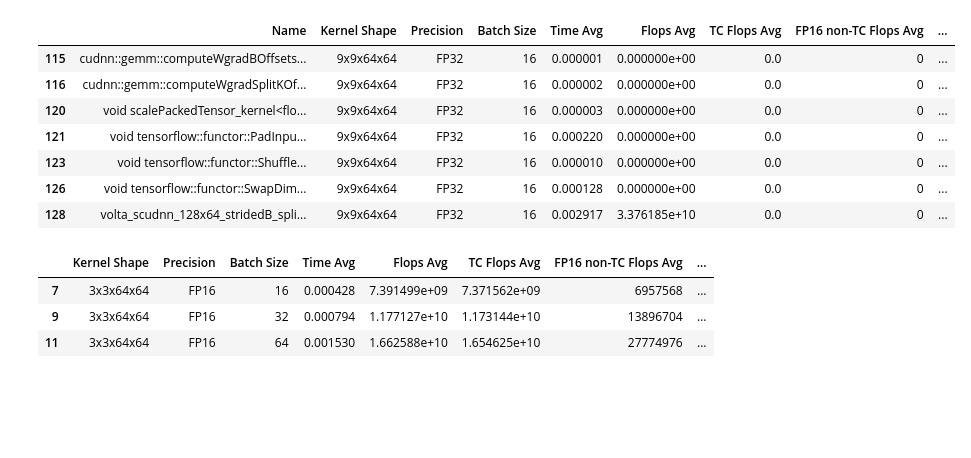
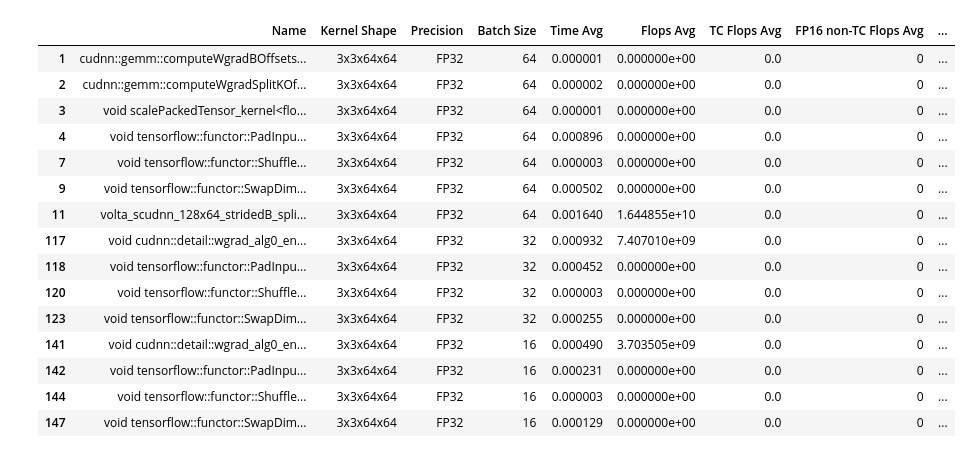
Before and after one commit to NERSC/tf-perf-kernels, a Jupyter notebook: investigate.ipynb, the cells around one changed output. Saved outputs shown, nothing was run; the diff lists cells and outputs as text; code cells hidden in the pictures; blank space fills up the shorter version.

```diff
--- a/investigate.ipynb
+++ b/investigate.ipynb
@@ -5,3 +5,10 @@ import os
 datadir = "./results"
 profiledf = pd.read_csv(os.path.join(datadir,"full_profile.csv"))
 combineddf = pd.read_csv(os.path.join(datadir,"combined_profile.csv"))
+# %%
+pd.options.display.max_colwidth = 200
+profiledf.loc[ (profiledf["Network Name"] == "ResNet50-2") & \
+            (profiledf["Input Shape"] == "112x112x64") & (profiledf["Stride Size"] == 2) &\
+            (profiledf["Kernel Shape"] == "3x3x64x64") & (profiledf["Pass"] == "backward") & (profiledf["Precision"]=="FP32"),
+            ["Name", "Precision", "Batch Size"] ] #,  "Kernel Shape", "Time Avg", 'Flops Avg', 'TC Flops Avg', 'FP16 non-TC Flops Avg', 'FP32 Flops Avg', "L1 Transactions Avg", "L2 Transactions Avg", "DRAM Transactions Avg"]
+              #]
@@ -12,29 +47,26 @@ combineddf.loc[ (combineddf["Network Name"] == "ResNet50-2") & \
 # %%
 profiledf.loc[ (profiledf["Network Name"] == "ResNet50-2") & \
             (profiledf["Input Shape"] == "112x112x64") & (profiledf["Stride Size"] == 2) &\
-            (profiledf["Kernel Shape"] == "9x9x64x64") & (profiledf["Pass"] == "backward") & (profiledf["Precision"]=="FP32") & (profiledf["Batch Size"]==16),
+            (profiledf["Kernel Shape"] == "3x3x64x64") & (profiledf["Pass"] == "backward") & (profiledf["Precision"]=="FP32"),
             ["Name", "Kernel Shape", "Precision", "Batch Size", "Time Avg", 'Flops Avg', 'TC Flops Avg', 'FP16 non-TC Flops Avg', 'FP32 Flops Avg', "L1 Transactions Avg", "L2 Transactions Avg", "DRAM Transactions Avg"]
               ]
 # %% [output]
 |  | Name | Kernel Shape | Precision | Batch Size | Time Avg | Flops Avg | TC Flops Avg | FP16 non-TC Flops Avg | ... |
-| 115 | cudnn::gemm::computeWgradBOffsets... | 9x9x64x64 | FP32 | 16 | 0.000001 | 0.000000e+00 | 0.0 | 0 | ... |
-| 116 | cudnn::gemm::computeWgradSplitKOf... | 9x9x64x64 | FP32 | 16 | 0.000002 | 0.000000e+00 | 0.0 | 0 | ... |
-| 120 | void scalePackedTensor_kernel<flo... | 9x9x64x64 | FP32 | 16 | 0.000003 | 0.000000e+00 | 0.0 | 0 | ... |
-| 121 | void tensorflow::functor::PadInpu... | 9x9x64x64 | FP32 | 16 | 0.000220 | 0.000000e+00 | 0.0 | 0 | ... |
-| 123 | void tensorflow::functor::Shuffle... | 9x9x64x64 | FP32 | 16 | 0.000010 | 0.000000e+00 | 0.0 | 0 | ... |
-| 126 | void tensorflow::functor::SwapDim... | 9x9x64x64 | FP32 | 16 | 0.000128 | 0.000000e+00 | 0.0 | 0 | ... |
-| 128 | volta_scudnn_128x64_stridedB_spli... | 9x9x64x64 | FP32 | 16 | 0.002917 | 3.376185e+10 | 0.0 | 0 | ... |
+| 1 | cudnn::gemm::computeWgradBOffsets... | 3x3x64x64 | FP32 | 64 | 0.000001 | 0.000000e+00 | 0.0 | 0 | ... |
+| 2 | cudnn::gemm::computeWgradSplitKOf... | 3x3x64x64 | FP32 | 64 | 0.000002 | 0.000000e+00 | 0.0 | 0 | ... |
+| 3 | void scalePackedTensor_kernel<flo... | 3x3x64x64 | FP32 | 64 | 0.000001 | 0.000000e+00 | 0.0 | 0 | ... |
+| 4 | void tensorflow::functor::PadInpu... | 3x3x64x64 | FP32 | 64 | 0.000896 | 0.000000e+00 | 0.0 | 0 | ... |
+| 7 | void tensorflow::functor::Shuffle... | 3x3x64x64 | FP32 | 64 | 0.000003 | 0.000000e+00 | 0.0 | 0 | ... |
+| 9 | void tensorflow::functor::SwapDim... | 3x3x64x64 | FP32 | 64 | 0.000502 | 0.000000e+00 | 0.0 | 0 | ... |
+| 11 | volta_scudnn_128x64_stridedB_spli... | 3x3x64x64 | FP32 | 64 | 0.001640 | 1.644855e+10 | 0.0 | 0 | ... |
+| 117 | void cudnn::detail::wgrad_alg0_en... | 3x3x64x64 | FP32 | 32 | 0.000932 | 7.407010e+09 | 0.0 | 0 | ... |
+| 118 | void tensorflow::functor::PadInpu... | 3x3x64x64 | FP32 | 32 | 0.000452 | 0.000000e+00 | 0.0 | 0 | ... |
+| 120 | void tensorflow::functor::Shuffle... | 3x3x64x64 | FP32 | 32 | 0.000003 | 0.000000e+00 | 0.0 | 0 | ... |
+| 123 | void tensorflow::functor::SwapDim... | 3x3x64x64 | FP32 | 32 | 0.000255 | 0.000000e+00 | 0.0 | 0 | ... |
+| 141 | void cudnn::detail::wgrad_alg0_en... | 3x3x64x64 | FP32 | 16 | 0.000490 | 3.703505e+09 | 0.0 | 0 | ... |
+| 142 | void tensorflow::functor::PadInpu... | 3x3x64x64 | FP32 | 16 | 0.000231 | 0.000000e+00 | 0.0 | 0 | ... |
+| 144 | void tensorflow::functor::Shuffle... | 3x3x64x64 | FP32 | 16 | 0.000003 | 0.000000e+00 | 0.0 | 0 | ... |
+| 147 | void tensorflow::functor::SwapDim... | 3x3x64x64 | FP32 | 16 | 0.000129 | 0.000000e+00 | 0.0 | 0 | ... |
-# %%
-combineddf.loc[ (combineddf["Network Name"] == "ResNet50-2") & \
-            (combineddf["Input Shape"] == "112x112x64") & (combineddf["Stride Size"] == 2) &\
-            (combineddf["Kernel Shape"] == "3x3x64x64") & (combineddf["Pass"] == "forward") & (combineddf["Precision"]=="FP16"),
-            ["Kernel Shape", "Precision", "Batch Size", "Time Avg", 'Flops Avg', 'TC Flops Avg', 'FP16 non-TC Flops Avg', 'FP32 Flops Avg', "L1 Transactions Avg", "L2 Transactions Avg", "DRAM Transactions Avg"]
-              ]
-# %% [output]
-|  | Kernel Shape | Precision | Batch Size | Time Avg | Flops Avg | TC Flops Avg | FP16 non-TC Flops Avg | ... |
-| 7 | 3x3x64x64 | FP16 | 16 | 0.000428 | 7.391499e+09 | 7.371562e+09 | 6957568 | ... |
-| 9 | 3x3x64x64 | FP16 | 32 | 0.000794 | 1.177127e+10 | 1.173144e+10 | 13896704 | ... |
-| 11 | 3x3x64x64 | FP16 | 64 | 0.001530 | 1.662588e+10 | 1.654625e+10 | 27774976 | ... |
 # %%
 #Hirarchy inversion issue
 combineddf.loc[ (combineddf["Network Name"] == "ResNet50-2") & \
```
Also changed, not shown: parts of 7 cells of this notebook, 5 other files.
